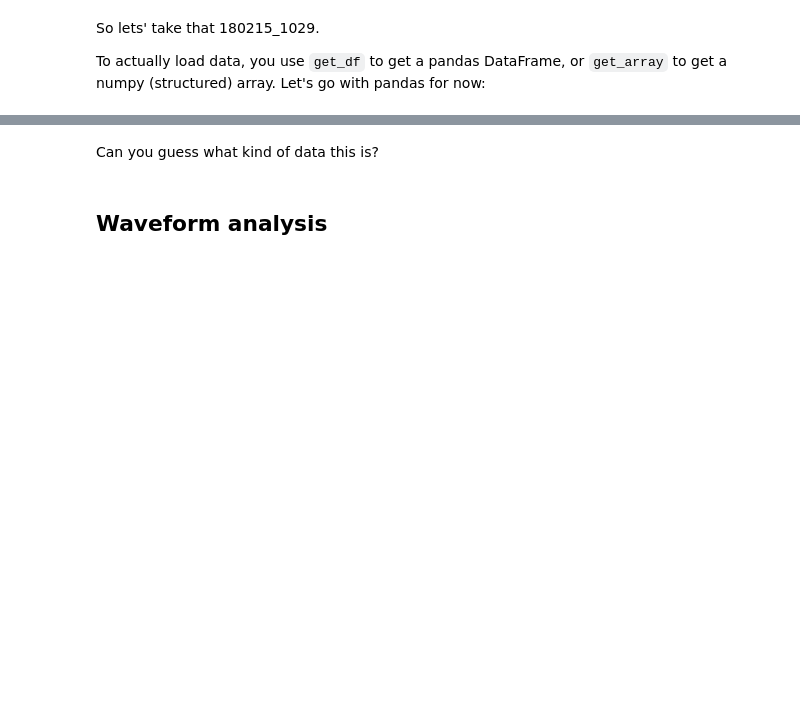
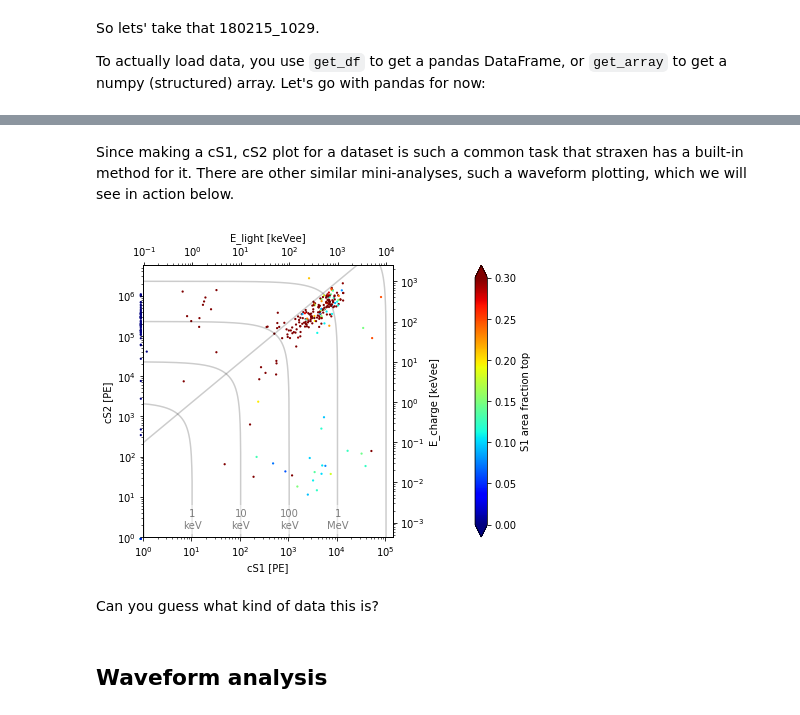
Before and after one commit to XENONnT/straxen, a Jupyter notebook: notebooks/tutorials/strax_demo.ipynb, the cells around one changed output, grey strips where cells are left out. Saved outputs shown, nothing was run; the diff lists cells and outputs as text; code cells hidden in the pictures; blank space fills up the shorter version.

```diff
--- a/notebooks/tutorials/strax_demo.ipynb
+++ b/notebooks/tutorials/strax_demo.ipynb
@@ -117,3 +133,9 @@ event_plot(df)
+# %% [markdown]
+Since making a cS1, cS2 plot for a dataset is such a common task that straxen has a built-in method for it. There are other similar mini-analyses, such a waveform plotting, which we will see in action below.
+# %%
+st.event_scatter(run_id, s=20)
+# %% [output]
+[figure, added]
 # %% [markdown]
 Can you guess what kind of data this is?
 # %% [markdown]
```
Also changed, not shown: parts of 21 cells of this notebook.
